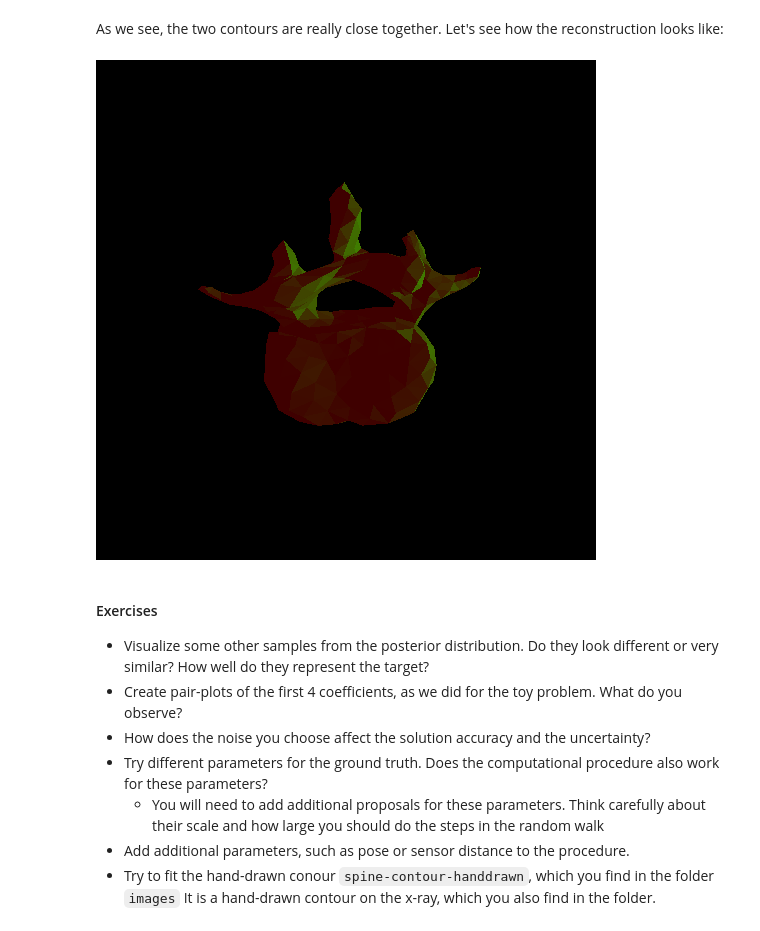
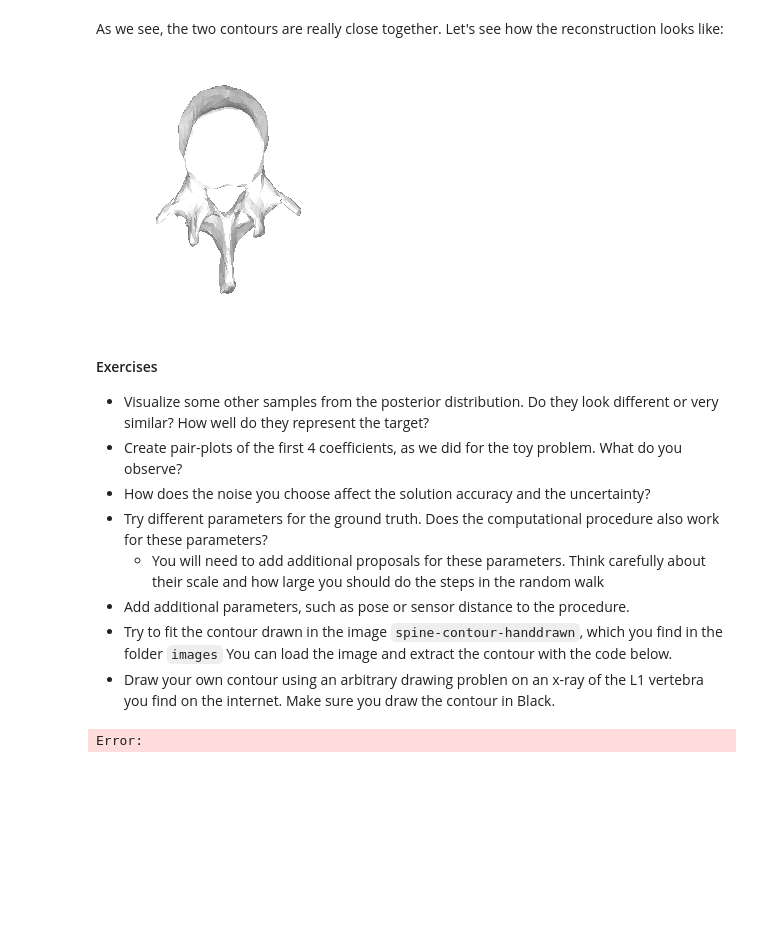
Before and after one commit to shape-the-world/big-data-africa-23, a Jupyter notebook: notebooks/shape-fitting.ipynb, the cells around one changed output. Saved outputs shown, nothing was run; the diff lists cells and outputs as text; code cells hidden in the pictures; blank space fills up the shorter version.

```diff
--- a/notebooks/shape-fitting.ipynb
+++ b/notebooks/shape-fitting.ipynb
@@ -201,13 +211,13 @@ TODO: We need a way to visualize the differences:
 # %% [markdown]
 As we see, the two contours are really close together. Let's see how the reconstruction looks like:
 # %%
-def render(mesh: TriangleMesh[_3D]) : Unit =
-    val img = Renderer.renderMesh(mesh.transform(Scaling3D(0.01)), RGB.Black, 500, 500)
-    img.show()
+def render(mesh : TriangleMesh[_3D]) : Unit =
+    Renderer.renderMesh(mesh, RGB.White, Point3D(0, 0, 250), 256, 256).show()
+render(bestMesh)
+# %% [output]
+[figure, added]
 # %%
 render(bestMesh)
-# %% [output]
-[figure, removed]
 # %% [markdown]
 #### Exercises
 
@@ -217,4 +227,25 @@ render(bestMesh)
 * Try different parameters for the ground truth. Does the computational procedure also work for these parameters?
     * You will need to add additional proposals for these parameters. Think carefully about their scale and how large you should do the steps in the random walk
 * Add additional parameters, such as pose or sensor distance to the procedure.
-* Try to fit the hand-drawn conour `spine-contour-handdrawn`, which you find in the folder `images` It is a hand-drawn contour on the x-ray, which you also find in the folder.
+* Try to fit the contour drawn in the image `spine-contour-handdrawn`, which you find in the folder `images` You can load the image and extract the contour with the code below.
+* Draw your own contour using an arbitrary drawing problen on an x-ray of the L1 vertebra you find on the internet. Make sure you draw the contour in Black.
+# %%
+import scalismo.renderer.PixelImage
+import scalismo.mesh.{LineMesh2D, LineList}
+import scalismo.common.UnstructuredPoints2D
+
+// extracts a contour from an rgb image
+def extractContour(rgbImage : PixelImage[RGB]) : LineMesh[_2D] =
+    val image = rgbImage.map(rgb => if rgb.r > 0.99 && rgb.b > 0.99 && rgb.g > 0.99 then 1 else 0)
+
+    val points = for (
+        x <- 0 until image.domain.width;
+        y <- 0 until image.domain.height
+        if (image(x,y) == 1)) yield Point2D(x, y)
+    LineMesh2D(UnstructuredPoints2D(points), LineList.empty)
+
+val bufferedImage = javax.imageio.ImageIO.read(new java.io.File("./data/spine-contour-handdrawn.png"))
+val image  = PixelImage.fromBufferedImage(bufferedImage)
+val targetContour = extractContour(image)
+# %% [output]
+Error:
```
Also changed, not shown: parts of 13 cells of this notebook, 11 other files.
